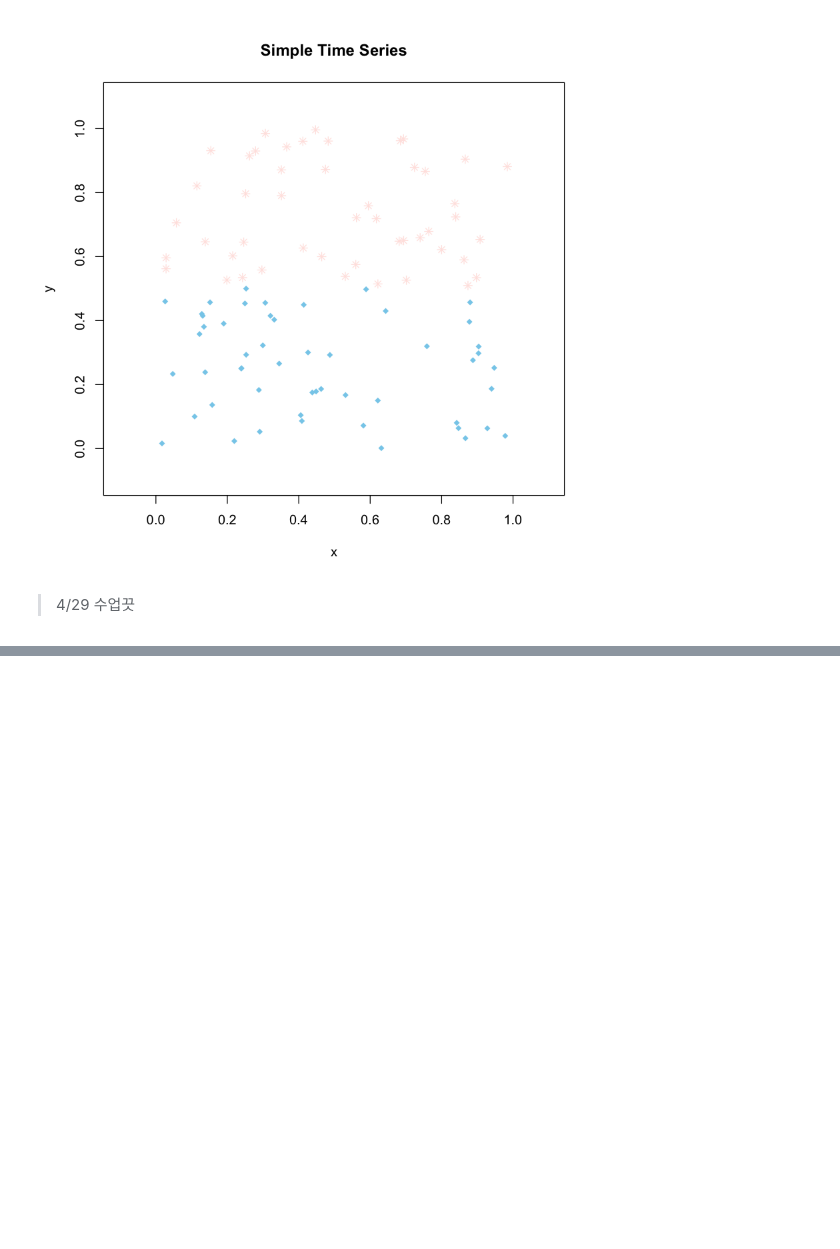
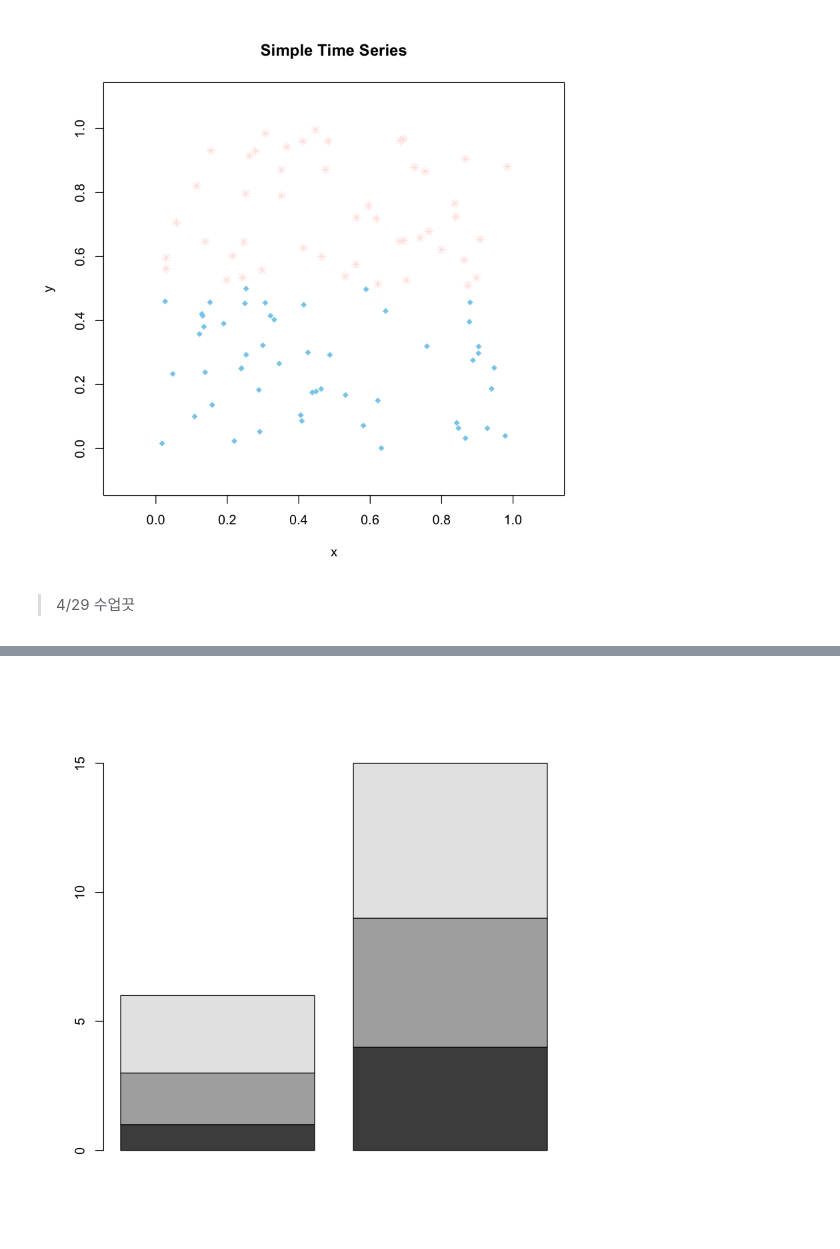
Before and after one commit to monargent0/TJRrrClass, a Jupyter notebook: 09. 데이터시각화.ipynb, the cells around one changed output, grey strips where cells are left out. Cells and saved outputs as stored; diff of their text form; code cells hidden in the pictures; blank space fills up the shorter version.

```diff
--- a/09. 데이터시각화.ipynb
+++ b/09. 데이터시각화.ipynb
@@ -203,0 +278,9 @@ plot(x,
+# %%
+# 복잡한 형태의 막대 그래프
+# 3행 2열의 matrix 생성
+x <- matrix(1:6 , 3, 2)
+barplot(x, # 기본 누적 막대그래프, 열 기준으로 나뉨, 행 기준으로 같은색
+    ylim = c(0,16)
+)
+# %% [output]
+[figure, added]
```
Also changed, not shown: parts of 29 cells of this notebook.
